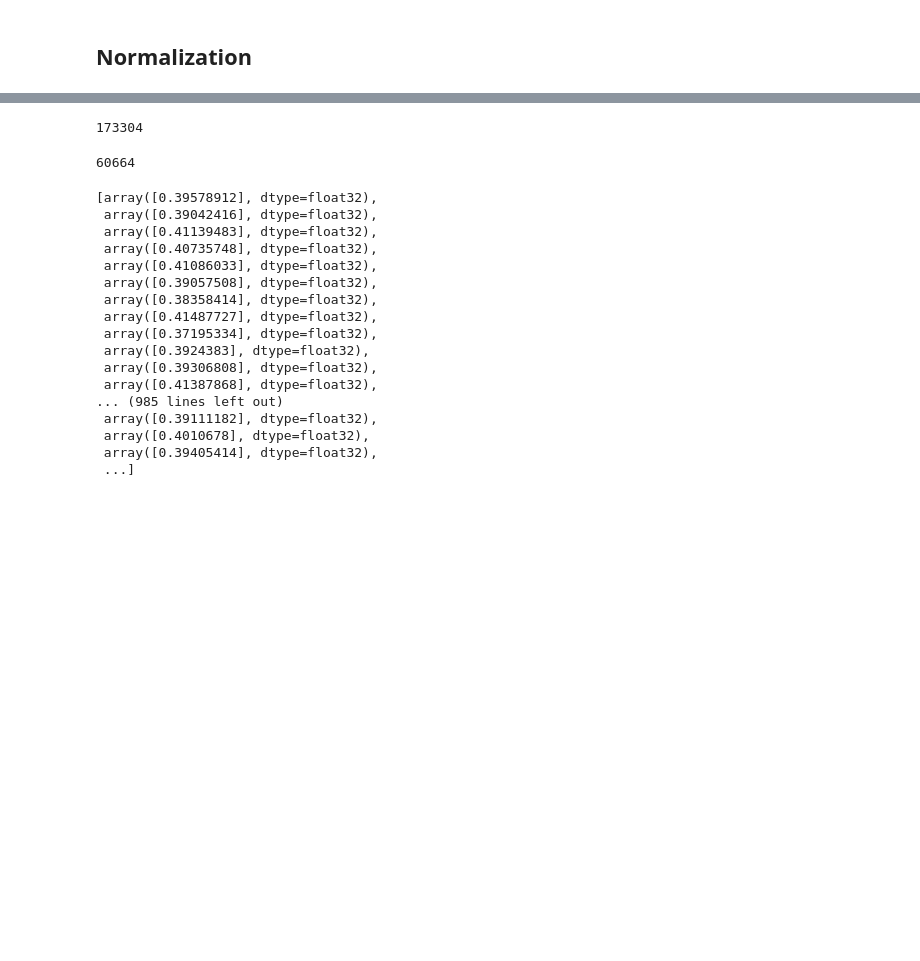
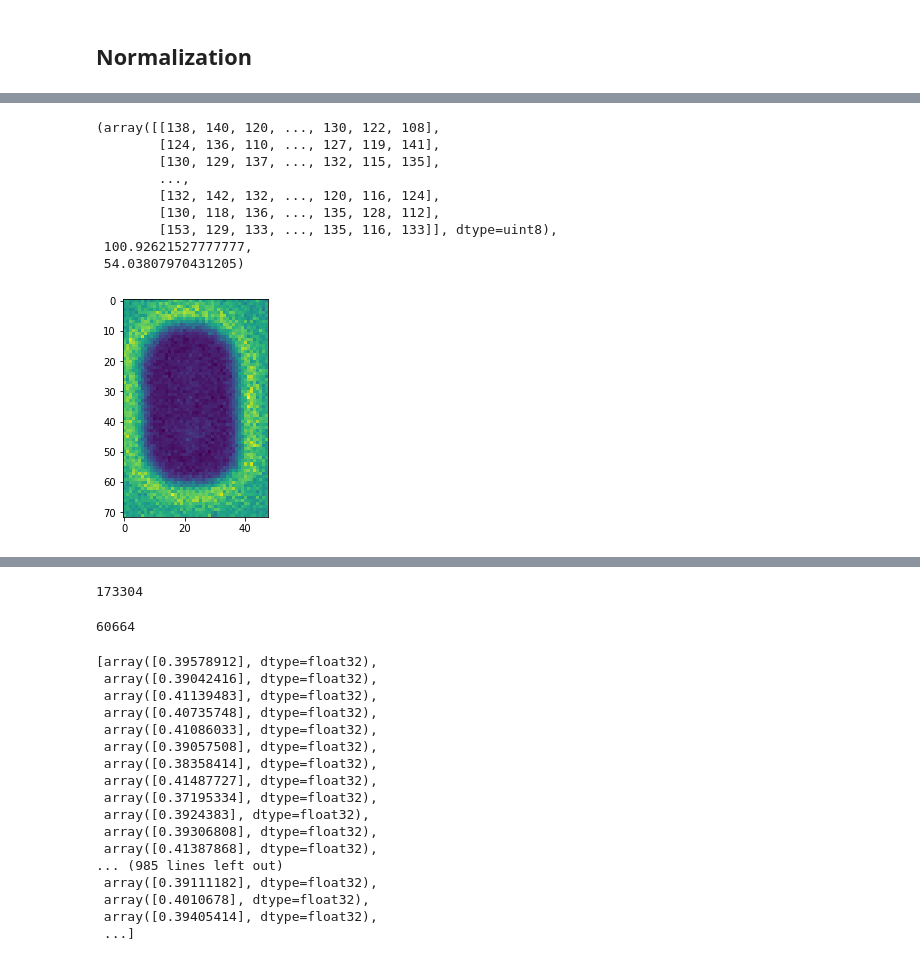
Before and after one commit to Normalist-K/dacon-sem, a Jupyter notebook: notebooks/eda.ipynb, the cells around one changed output, grey strips where cells are left out. Cells and saved outputs as stored; diff of their text form; code cells hidden in the pictures; blank space fills up the shorter version.

```diff
--- a/notebooks/eda.ipynb
+++ b/notebooks/eda.ipynb
@@ -59,0 +272,15 @@ for depth in depth_list:
+# %%
+sample_simul_sem = cv2.imread(simulation_sem_paths[0], cv2.IMREAD_GRAYSCALE)
+plt.imshow(sample_simul_sem)
+sample_simul_sem, np.mean(sample_simul_sem), np.std(sample_simul_sem)
+# %% [output]
+(array([[138, 140, 120, ..., 130, 122, 108],
+        [124, 136, 110, ..., 127, 119, 141],
+        [130, 129, 137, ..., 132, 115, 135],
+        ...,
+        [132, 142, 132, ..., 120, 116, 124],
+        [130, 118, 136, ..., 135, 128, 112],
+        [153, 129, 133, ..., 135, 116, 133]], dtype=uint8),
+ 100.92621527777777,
+ 54.03807970431205)
+[figure, added]
```
Also changed, not shown: parts of 23 cells of this notebook, 5 other files.
